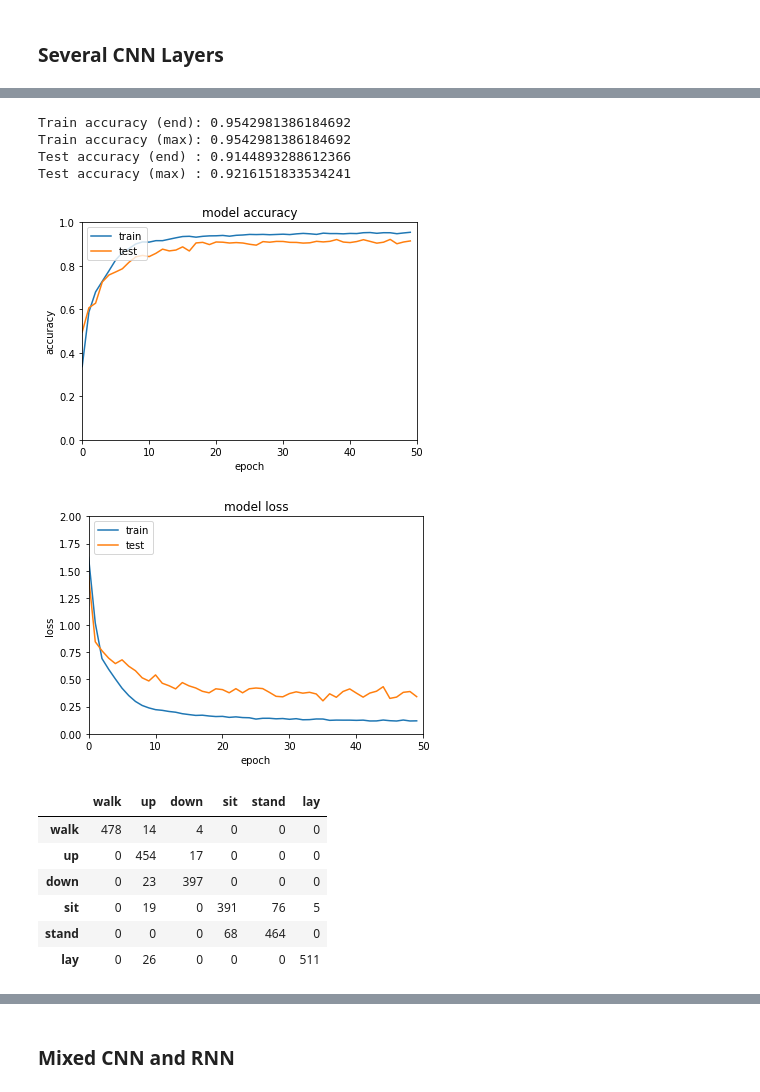
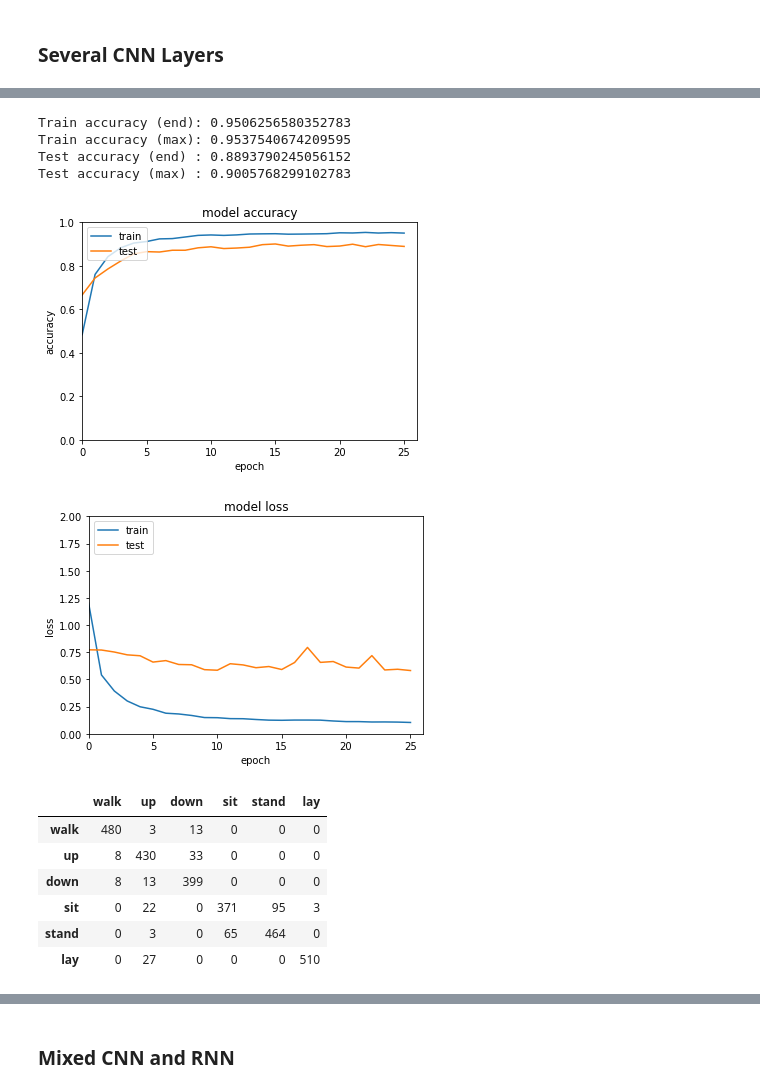
Before and after one commit to PatCH0816/TSM_DeLearn, a Jupyter notebook: exercises/exercise11/activity_recognition/activity_recognition-stud.ipynb, the cells around one changed output, grey strips where cells are left out. Cells and saved outputs as stored; diff of their text form; code cells hidden in the pictures.

```diff
--- a/exercises/exercise11/activity_recognition/activity_recognition-stud.ipynb
+++ b/exercises/exercise11/activity_recognition/activity_recognition-stud.ipynb
@@ -357,8 +348,14 @@ _________________________________________________________________
 # %%
 ### START YOUR CODE
-batch_size = 128
-n_epochs   = 50
 
-log = model_stacked.fit(X_train, Y_train, batch_size=batch_size, epochs=n_epochs, validation_data=(X_test, Y_test))
+model.compile(loss=tf.keras.losses.CategoricalCrossentropy(), \
+             optimizer=tf.keras.optimizers.Adam(clipnorm=clipnorm), \
+             metrics=['accuracy'])
+
+log = model.fit(X_train, Y_train, \
+                batch_size=batch_size, \
+                epochs=n_epochs, \
+                validation_data=(X_test, Y_test), \
+                callbacks=[early_stopping])
 # %% [output]
 Epoch 1/50
@@ -464,9 +465,15 @@ Non-trainable params: 0
 _________________________________________________________________
 # %%
 ### START YOUR CODE
-batch_size = 128
-n_epochs   = 50
 
-log = model_cnn.fit(X_train, Y_train, batch_size=batch_size, epochs=n_epochs, validation_data=(X_test, Y_test))
+model.compile(loss=tf.keras.losses.CategoricalCrossentropy(), \
+             optimizer=tf.keras.optimizers.Adam(clipnorm=clipnorm), \
+             metrics=['accuracy'])
+
+log = model.fit(X_train, Y_train, \
+                batch_size=batch_size, \
+                epochs=n_epochs, \
+                validation_data=(X_test, Y_test), \
+                callbacks=[early_stopping])
 # %% [output]
 Epoch 1/50
@@ -489,17 +496,17 @@ Epoch 50/50
 # %%
-performance_plots(model_cnn, X_test, Y_test, log, n_epochs)
-confusion_matrix(model_cnn, X_test, Y_test)
+performance_plots(model, X_test, Y_test, log, len(log.history['accuracy']))
+confusion_matrix(model, X_test, Y_test)
 # %% [output]
-Train accuracy (end): 0.9542981386184692
-Train accuracy (max): 0.9542981386184692
-Test accuracy (end) : 0.9144893288612366
-Test accuracy (max) : 0.9216151833534241
+Train accuracy (end): 0.9506256580352783
+Train accuracy (max): 0.9537540674209595
+Test accuracy (end) : 0.8893790245056152
+Test accuracy (max) : 0.9005768299102783
-[figure, old version]
+[figure, new version]
-[figure, old version]
+[figure, new version]
 |  | walk | up | down | sit | stand | lay |
-| walk | 478 | 14 | 4 | 0 | 0 | 0 |
-| up | 0 | 454 | 17 | 0 | 0 | 0 |
-| down | 0 | 23 | 397 | 0 | 0 | 0 |
-| sit | 0 | 19 | 0 | 391 | 76 | 5 |
-| stand | 0 | 0 | 0 | 68 | 464 | 0 |
-| lay | 0 | 26 | 0 | 0 | 0 | 511 |
+| walk | 480 | 3 | 13 | 0 | 0 | 0 |
+| up | 8 | 430 | 33 | 0 | 0 | 0 |
+| down | 8 | 13 | 399 | 0 | 0 | 0 |
+| sit | 0 | 22 | 0 | 371 | 95 | 3 |
+| stand | 0 | 3 | 0 | 65 | 464 | 0 |
+| lay | 0 | 27 | 0 | 0 | 0 | 510 |
```
Also changed, not shown: parts of 24 cells of this notebook.
